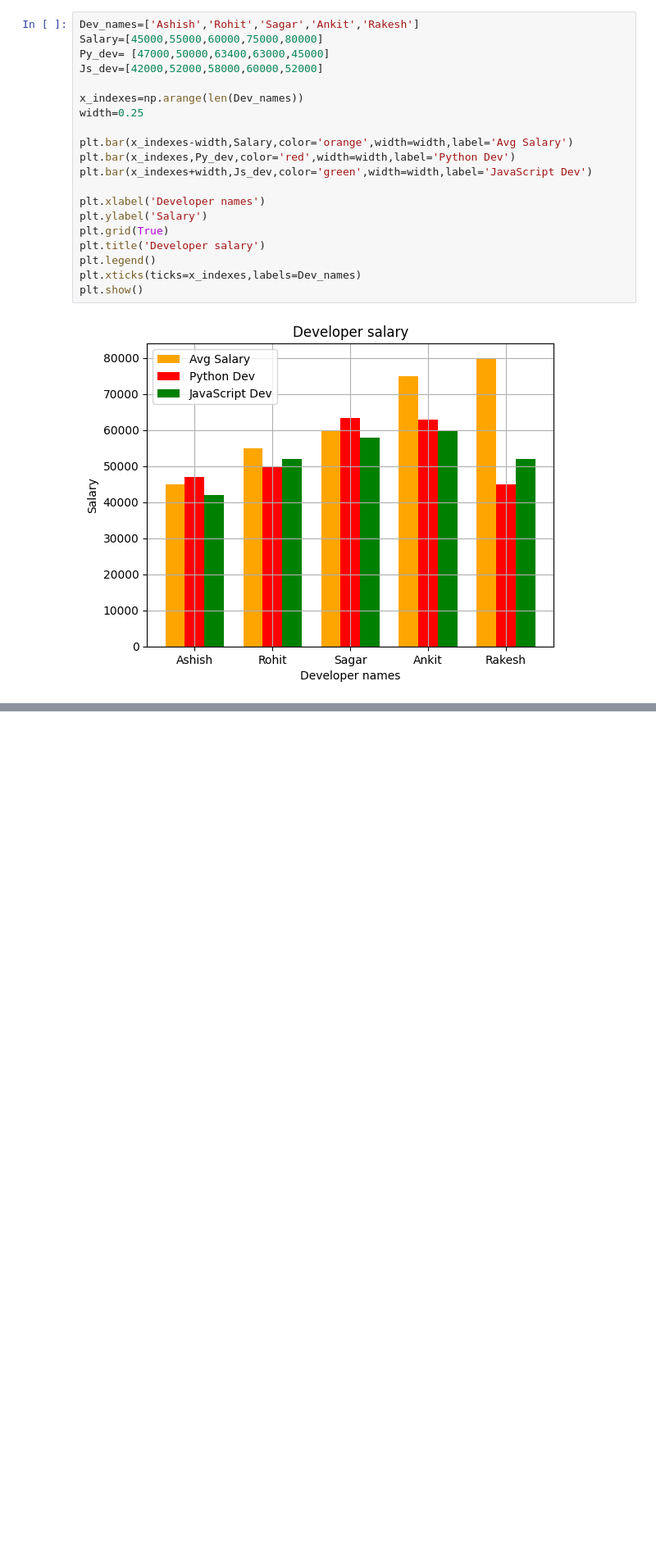
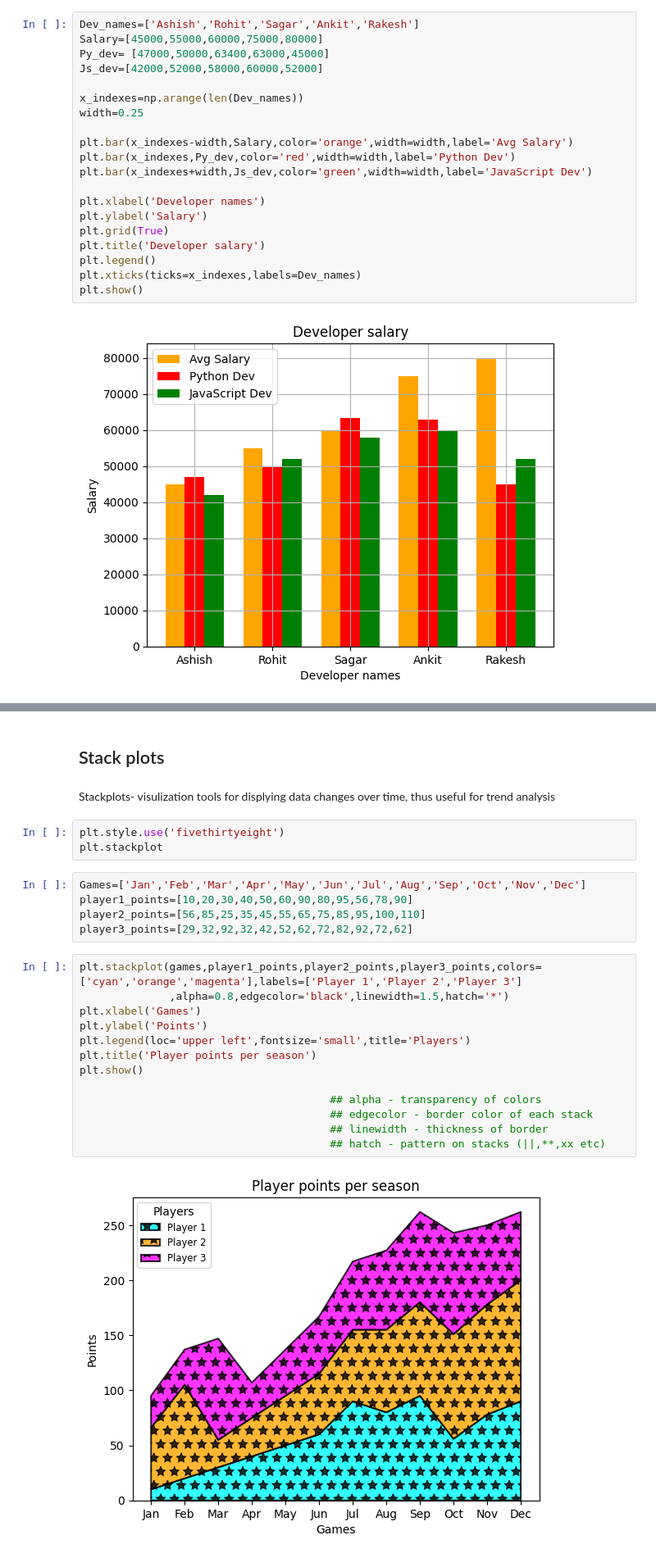
Before and after one commit to AyushamMishra/Basic_py_pkg.py, a Jupyter notebook: Matplotlib_2.ipynb, the cells around one changed output, grey strips where cells are left out. Shown at 82% size. Saved outputs shown, nothing was run; the diff lists cells and outputs as text; blank space fills up the shorter version.

```diff
--- a/Matplotlib_2.ipynb
+++ b/Matplotlib_2.ipynb
@@ -27,0 +44,27 @@ plt.show()
+# %% [markdown]
+## Stack plots
+# %% [markdown]
+Stackplots- visulization tools for displying data changes over time, thus useful for trend analysis
+# %%
+plt.style.use('fivethirtyeight')
+plt.stackplot
+# %%
+Games=['Jan','Feb','Mar','Apr','May','Jun','Jul','Aug','Sep','Oct','Nov','Dec']
+player1_points=[10,20,30,40,50,60,90,80,95,56,78,90]
+player2_points=[56,85,25,35,45,55,65,75,85,95,100,110]
+player3_points=[29,32,92,32,42,52,62,72,82,92,72,62]
+# %%
+plt.stackplot(games,player1_points,player2_points,player3_points,colors=['cyan','orange','magenta'],labels=['Player 1','Player 2','Player 3']
+              ,alpha=0.8,edgecolor='black',linewidth=1.5,hatch='*')
+plt.xlabel('Games')
+plt.ylabel('Points')
+plt.legend(loc='upper left',fontsize='small',title='Players')
+plt.title('Player points per season')
+plt.show()
+
+                                       ## alpha - transparency of colors
+                                       ## edgecolor - border color of each stack
+                                       ## linewidth - thickness of border
+                                       ## hatch - pattern on stacks (||,**,xx etc)
+# %% [output]
+[figure, added]
```
Also changed, not shown: parts of 8 cells of this notebook, 1 other file.
